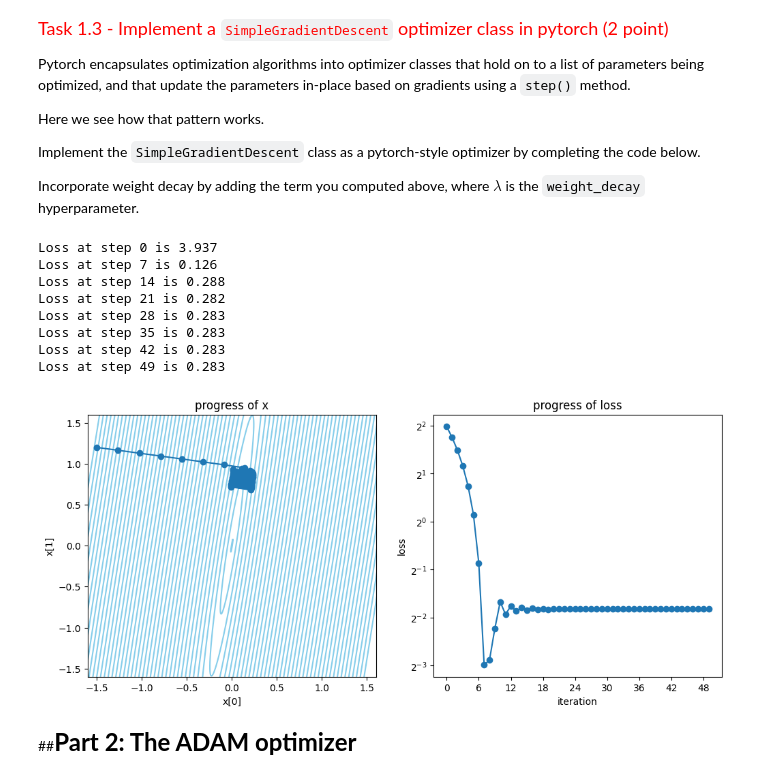
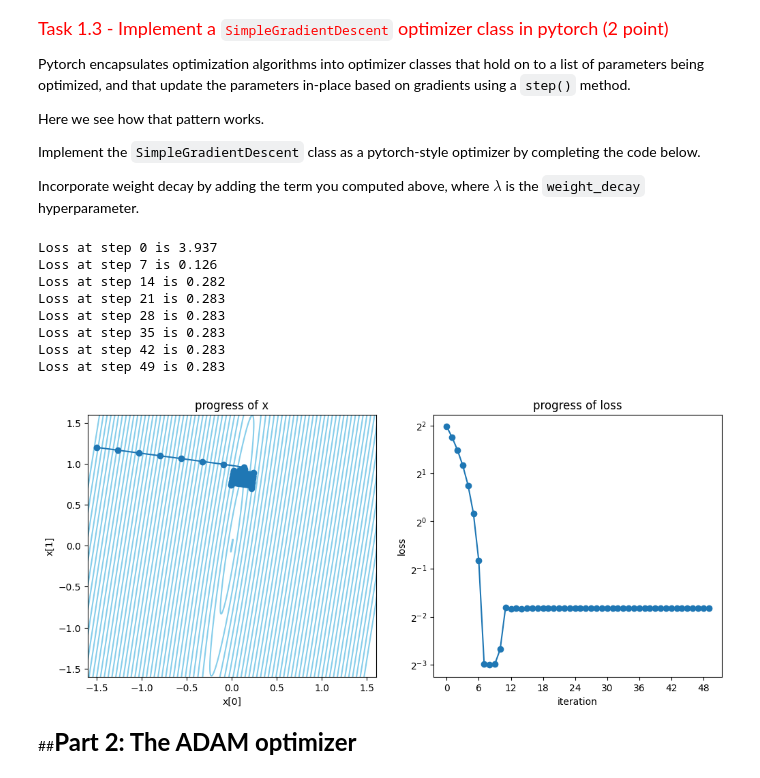
Before and after one commit to karan-mudaliar/Deep-Learning, a Jupyter notebook: HW2_1_OptimizationAndNetworkArchitecture.ipynb, the cells around one changed output. Cells and saved outputs as stored; diff of their text form; code cells hidden in the pictures.

```diff
--- a/HW2_1_OptimizationAndNetworkArchitecture.ipynb
+++ b/HW2_1_OptimizationAndNetworkArchitecture.ipynb
@@ -252,41 +257,41 @@ class SimpleGradientDescent():
         # TODO:  Implement Simple Gradient Descent with the inclusion of
         # weight_decay, and then update the results in variable x.
         ########################################################################
-                x -= self.lr * x.grad + self.weight_decay * x
+                x -= self.lr * (x.grad + self.weight_decay * x)
         ########################################################################
         #                             END OF YOUR CODE                         #
         ########################################################################
     def zero_grad(self):
         for x in self.parameters:
             x.grad = None
 
 x = torch.tensor([-1.5, 1.2])
 x.requires_grad = True # This tells PyTorch that the x variable will be used to calculate gradients.
 
 L = LossFunctionWithPlot()
 
 learning_rate = 0.1
 optimizer = SimpleGradientDescent([x], lr=learning_rate, weight_decay=1e-3)
 
 for iter in range(50):
     loss = L(x)
     if iter % 7 == 0: print(f'Loss at step {iter} is {loss.item():.3f}')
     loss.backward()
     with torch.no_grad():
         optimizer.step()
     optimizer.zero_grad()
 
 L.plot_history()
 # %% [output]
 Loss at step 0 is 3.937
 Loss at step 7 is 0.126
-Loss at step 14 is 0.288
-Loss at step 21 is 0.282
+Loss at step 14 is 0.282
+Loss at step 21 is 0.283
 Loss at step 28 is 0.283
 Loss at step 35 is 0.283
 Loss at step 42 is 0.283
 Loss at step 49 is 0.283
-[figure, old version]
+[figure, new version]
 # %% [markdown]
 ##<font size='5'>**Part 2: The ADAM optimizer**</font>
 # %% [markdown]
```
Also changed, not shown: parts of 6 cells of this notebook.
